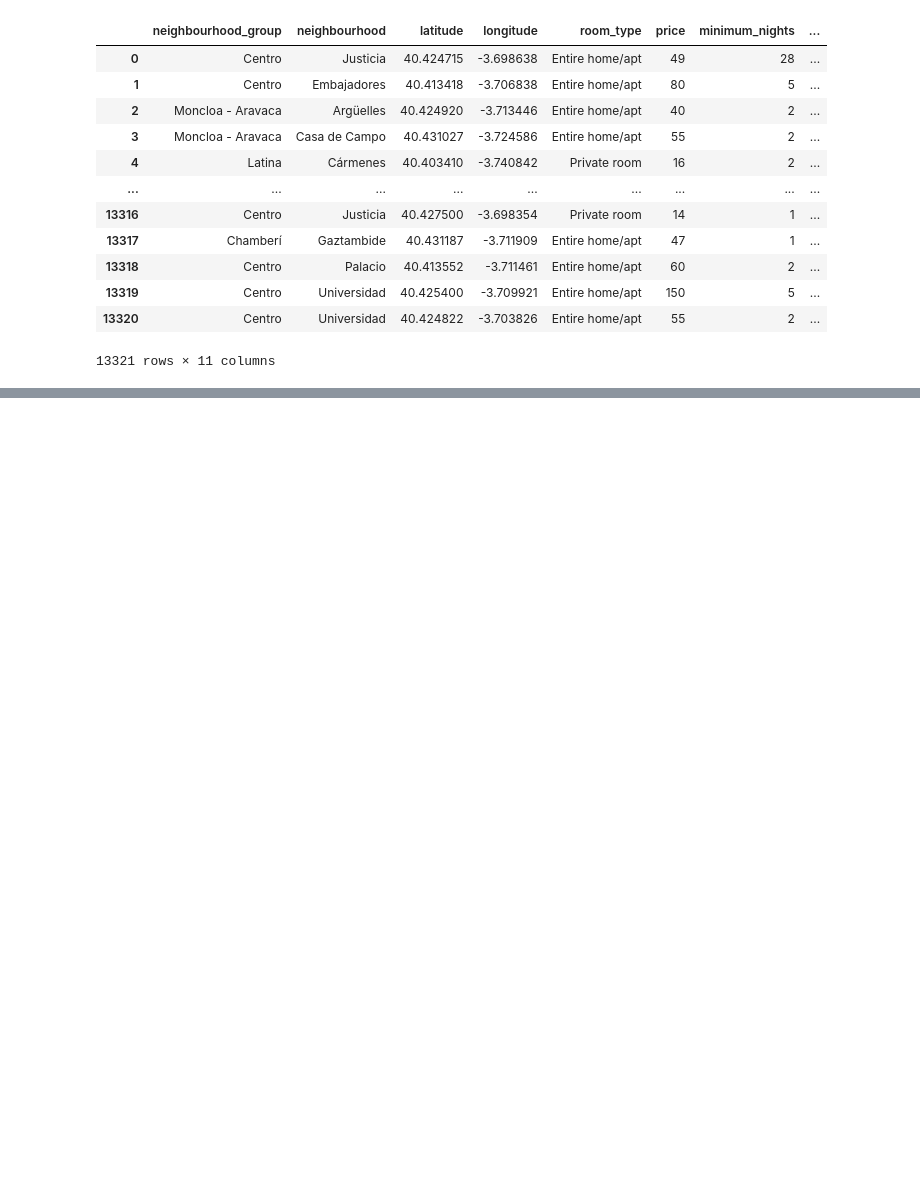
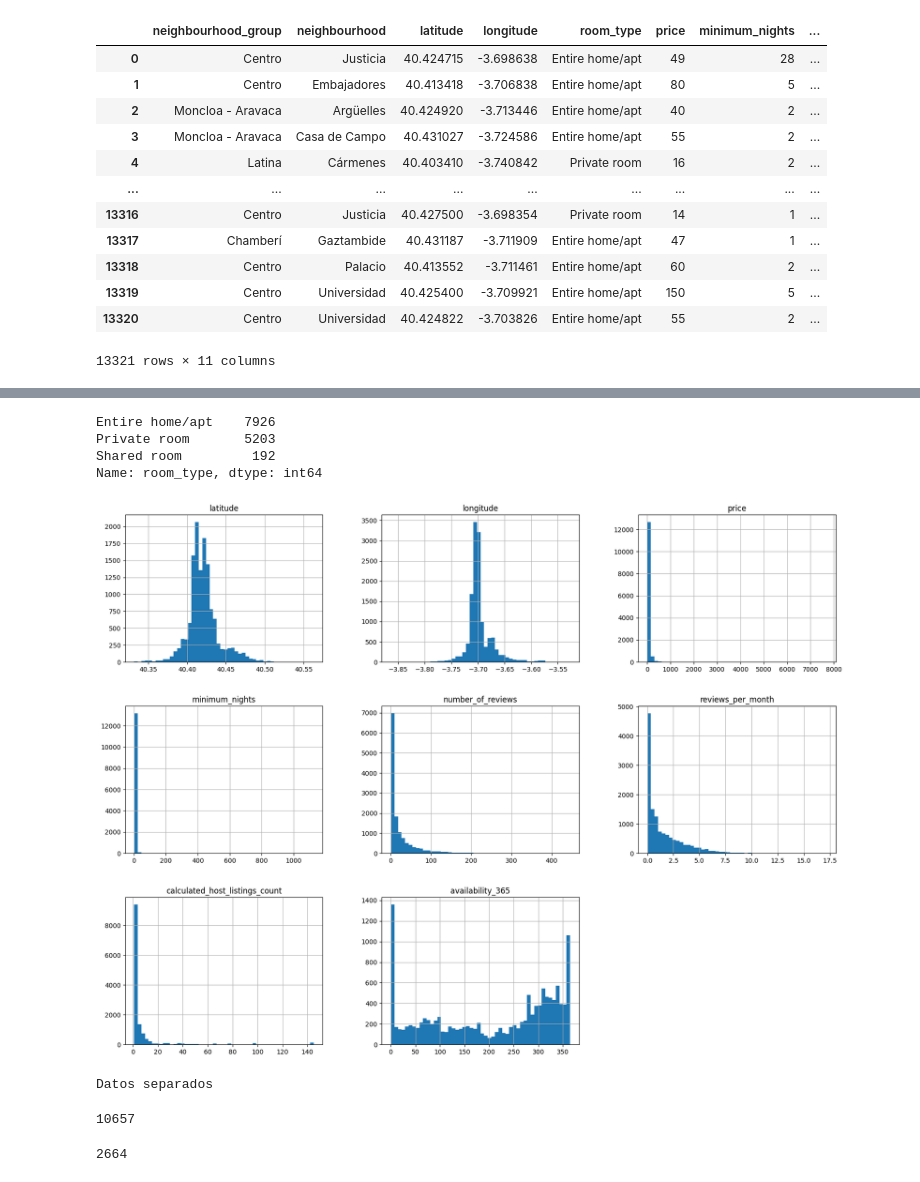
Before and after one commit to PelayoMC/Master, a Jupyter notebook: AA - I/trabajo1/trabajo1.ipynb, the cells around one changed output, grey strips where cells are left out. Cells and saved outputs as stored; diff of their text form; code cells hidden in the pictures; blank space fills up the shorter version.

```diff
--- a/AA - I/trabajo1/trabajo1.ipynb
+++ b/AA - I/trabajo1/trabajo1.ipynb
@@ -7,9 +11,10 @@ Tareas:
 # %%
 ## imports
-from load_data import load_data
+import matplotlib.pyplot as plt
+from load_data import load_data, split_train_test
 
-aribnb = load_data()
-aribnb
+airbnb = load_data()
+airbnb
 # %% [output]
 |  | neighbourhood_group | neighbourhood | latitude | longitude | room_type | price | minimum_nights | ... |
 | 0 | Centro | Justicia | 40.424715 | -3.698638 | Entire home/apt | 49 | 28 | ... |
@@ -26,0 +67,25 @@ aribnb
+# %%
+airbnb['room_type'].value_counts()
+# %% [output]
+Entire home/apt    7926
+Private room       5203
+Shared room         192
+Name: room_type, dtype: int64
+# %%
+%matplotlib inline
+airbnb.hist(bins=50, figsize=(20,15))
+plt.show()
+# %% [output]
+[figure, added]
+# %%
+train_set, test_set = split_train_test(airbnb, 0.2)
+# %% [output]
+Datos separados
+# %%
+len(train_set)
+# %% [output]
+10657
+# %%
+len(test_set)
+# %% [output]
+2664
```
Also changed, not shown: parts of 6 cells of this notebook, 10 other files.
